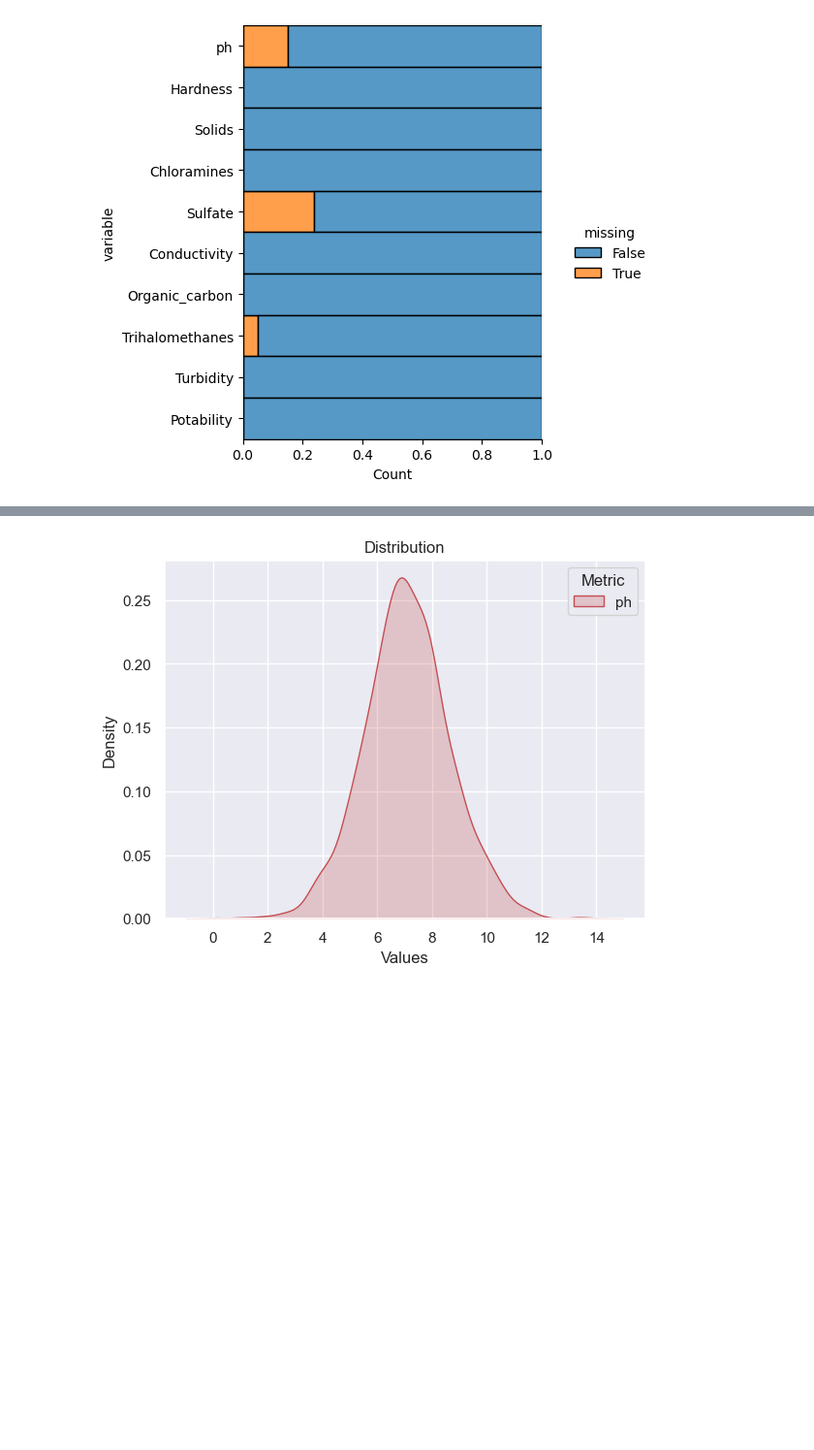
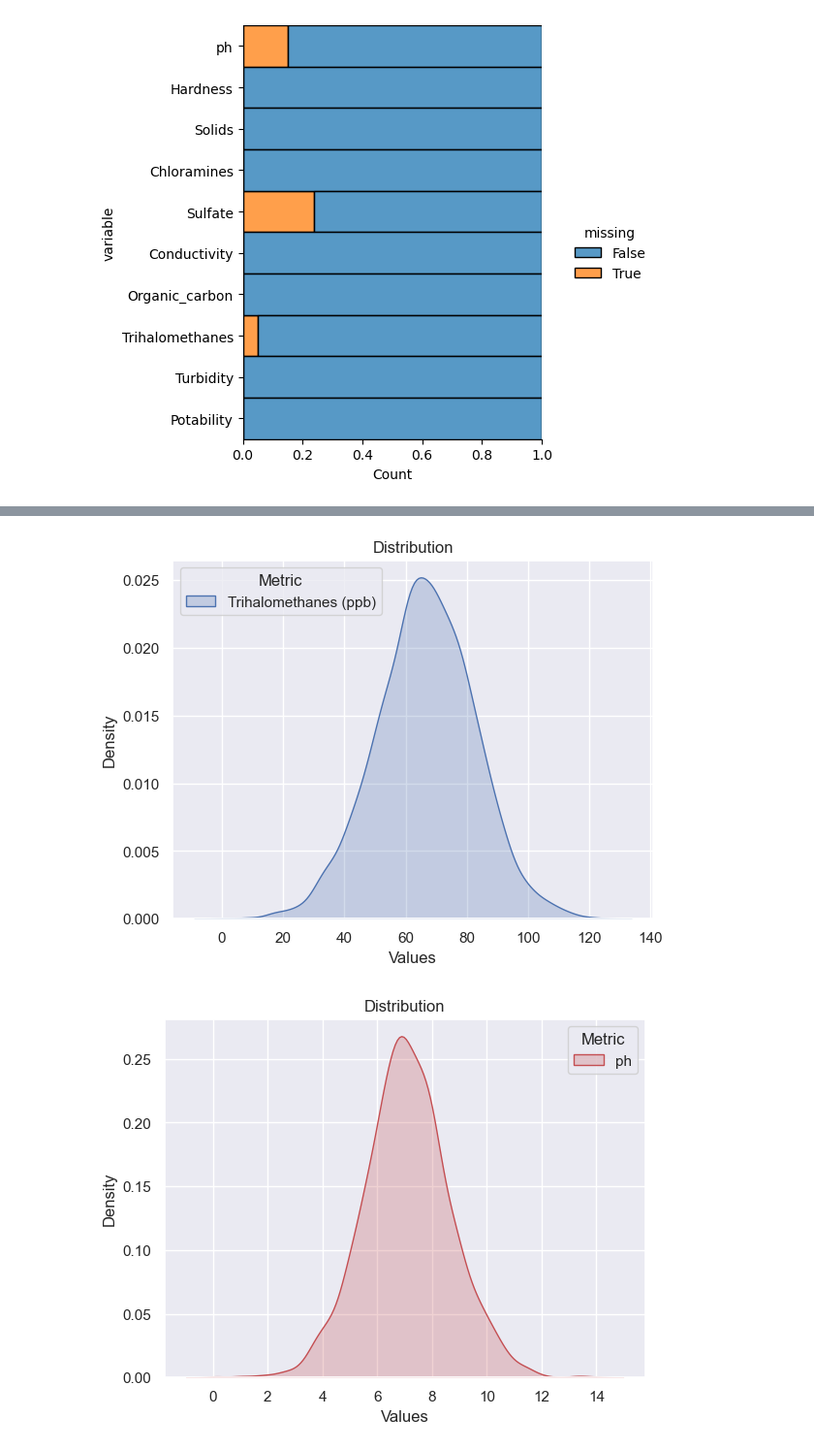
Before and after one commit to trevsauer/ADS-504_Machine_Learning_Project, a Jupyter notebook: PotabilityClassifier.ipynb, the cells around one changed output, grey strips where cells are left out. Shown at 97% size. Drawn from its saved outputs; the diff is of its cells as text; code cells hidden in the pictures; blank space fills up the shorter version.

```diff
--- a/PotabilityClassifier.ipynb
+++ b/PotabilityClassifier.ipynb
@@ -81,3 +79,19 @@ plt.show()
+# %%
+# Density plot of Trihalomethanes
+sns.set(style="darkgrid")
+
+water_miss_vals = water[['Trihalomethanes']]
+labels = ['Trihalomethanes (ppb)']
+
+sns.kdeplot(data=water_miss_vals, x='Trihalomethanes', fill=True, color='b')
+
+plt.xlabel('Values')
+plt.ylabel('Density')
+plt.title('Distribution')
+plt.legend(title='Metric', labels=labels, loc='upper left')
+plt.show()
+# %% [output]
+[figure, added]
 # %%
 # Density plot of ph
 sns.set(style="darkgrid")
```
Also changed, not shown: parts of 2 cells of this notebook.
